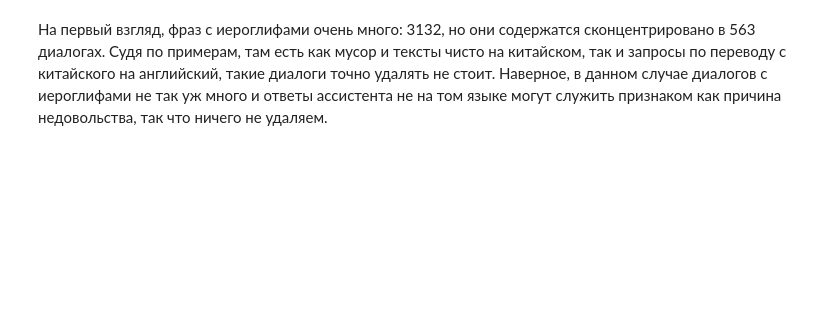
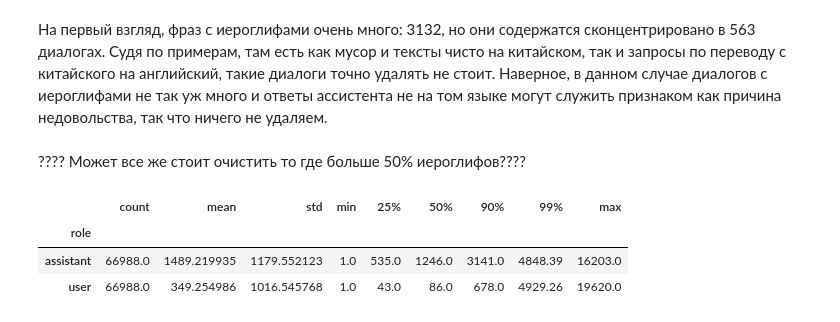
Before and after one commit to Half-Head/ML_homework, a Jupyter notebook: hw1/1_step_eda.ipynb, the cells around one changed output. Saved outputs shown, nothing was run; the diff lists cells and outputs as text; code cells hidden in the pictures; blank space fills up the shorter version.

```diff
--- a/hw1/1_step_eda.ipynb
+++ b/hw1/1_step_eda.ipynb
@@ -233,0 +208,8 @@ Ultimately, it's a matter of personal preference, so you can choose the one you
+# %%
+CJK = re.compile(r"[\u4e00-\u9fff\u3040-\u30ff\uac00-\ud7af]") # символы китайских, японских и корейских иероглифов
+turns_df["has_cjk"] = turns_df["text"].map(lambda s: bool(CJK.search(s)))
+print(f"всего текстов с CJK символами: {turns_df['has_cjk'].sum()}")
+print(f"всего диалогов с CJK символами: {turns_df.groupby("dialog_id")["has_cjk"].any().sum()}")
+print(f"всего текстов с CJK символами по ролям: {turns_df.groupby("role")["has_cjk"].sum().to_dict()}")
+
+turns_df["text"][turns_df["has_cjk"]].head(3)
@@ -234,2 +225,11 @@ Ultimately, it's a matter of personal preference, so you can choose the one you
 # %% [markdown]
 На первый взгляд, фраз с иероглифами очень много: 3132, но они содержатся сконцентрировано в 563 диалогах. Судя по примерам, там есть как мусор и тексты чисто на китайском, так и запросы по переводу с китайского на английский, такие диалоги точно удалять не стоит. Наверное, в данном случае диалогов с иероглифами не так уж много и ответы ассистента не на том языке могут служить признаком как причина недовольства, так что ничего не удаляем.
+# %% [markdown]
+???? Может все же стоит очистить то где больше 50% иероглифов????
+# %%
+turns_df.groupby("role")["length"].describe(percentiles=[0.25, 0.5, 0.9, 0.99])
+# %% [output]
+|  | count | mean | std | min | 25% | 50% | 90% | 99% | max |
+| role |  |  |  |  |  |  |  |  |  |
+| assistant | 66988.0 | 1489.219935 | 1179.552123 | 1.0 | 535.0 | 1246.0 | 3141.0 | 4848.39 | 16203.0 |
+| user | 66988.0 | 349.254986 | 1016.545768 | 1.0 | 43.0 | 86.0 | 678.0 | 4929.26 | 19620.0 |
```
Also changed, not shown: parts of 23 cells of this notebook.
